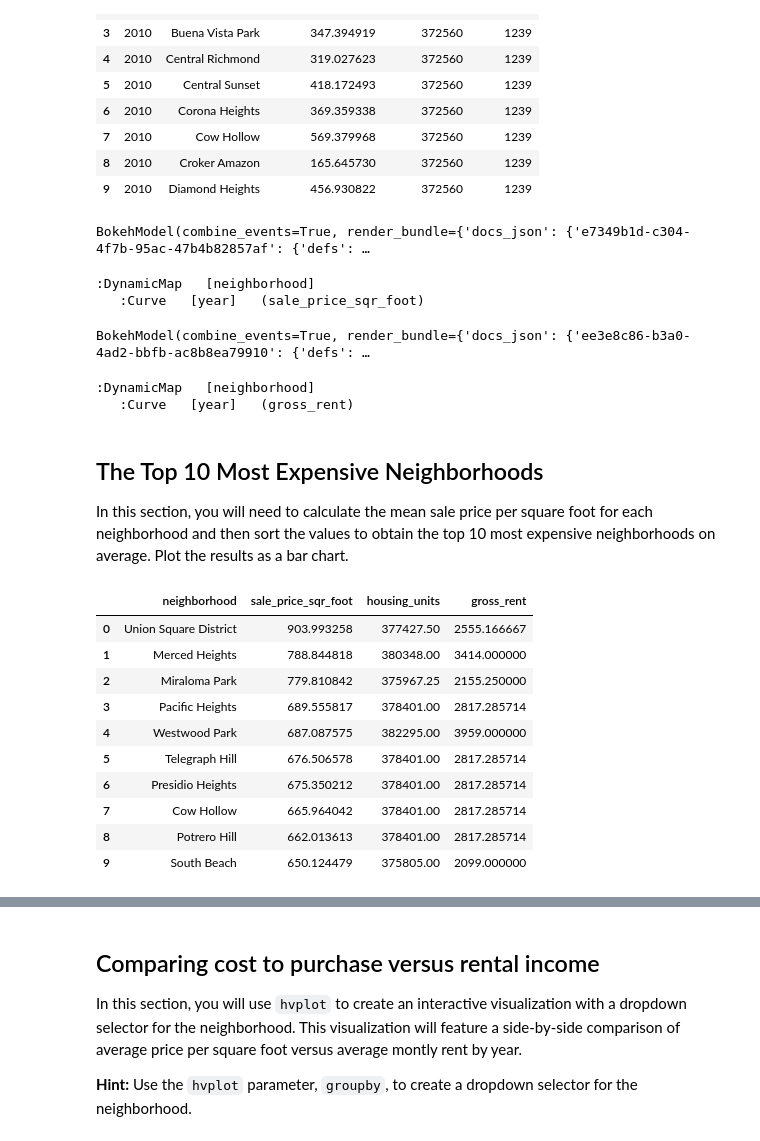
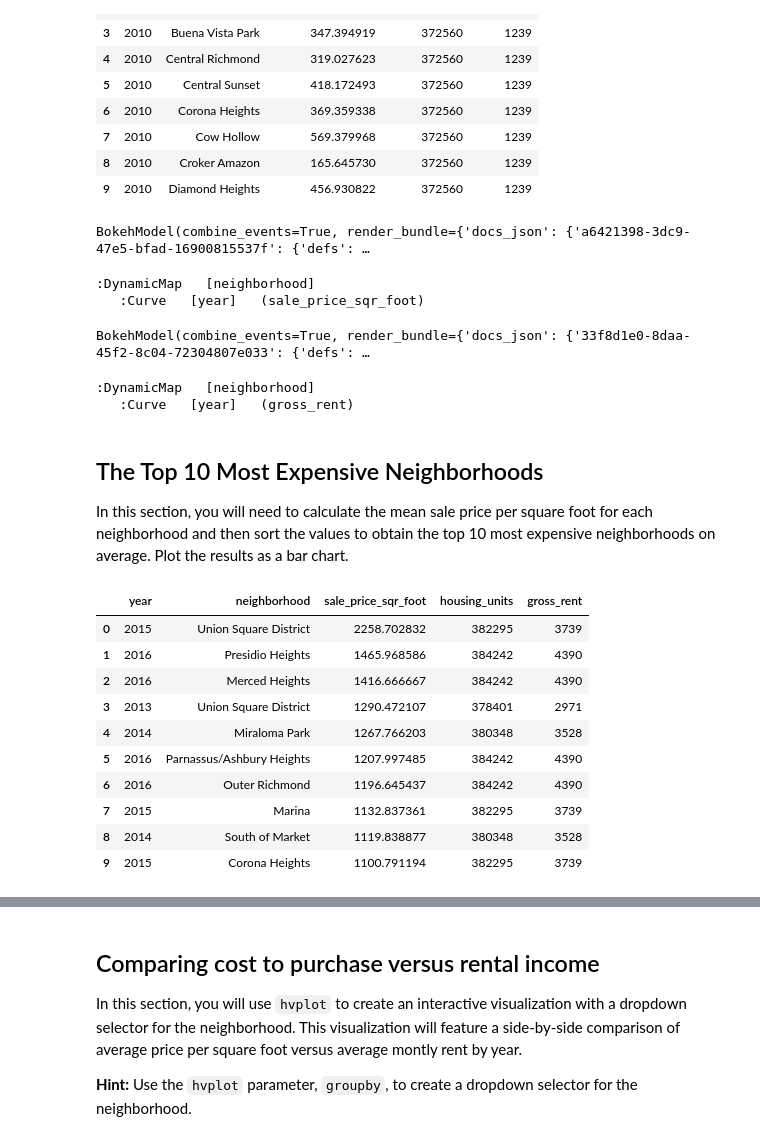
Before and after one commit to Boulaz2002/pyviz-homework, a Jupyter notebook: Starter_Code/rental_analysis.ipynb, the cells around one changed output, grey strips where cells are left out. Saved outputs shown, nothing was run; the diff lists cells and outputs as text; code cells hidden in the pictures.

```diff
--- a/Starter_Code/rental_analysis.ipynb
+++ b/Starter_Code/rental_analysis.ipynb
@@ -163,19 +163,34 @@ sfo_mean_by_year_by_neighbor.head(10)
 # %%
 # Use hvplot to create an interactive line chart of the average price per sq ft.
 # The plot should have a dropdown selector for the neighborhood
-sfo_mean_by_year_by_neighbor.hvplot(x='year', y='sale_price_sqr_foot', groupby="neighborhood",ylabel='Avg. Sale Price per Square Foot', subplots=True, width=700, height=300)
+sfo_mean_by_year_by_neighbor.hvplot(
+    x='year',
+    y='sale_price_sqr_foot',
+    groupby="neighborhood",
+    ylabel='Avg. Sale Price per Square Foot',
+    subplots=True,
+    width=700,
+    height=300
+    )
 # %% [output]
-BokehModel(combine_events=True, render_bundle={'docs_json': {'e7349b1d-c304-4f7b-95ac-47b4b82857af': {'defs': …
+BokehModel(combine_events=True, render_bundle={'docs_json': {'a6421398-3dc9-47e5-bfad-16900815537f': {'defs': …
 :DynamicMap   [neighborhood]
    :Curve   [year]   (sale_price_sqr_foot)
 # %%
 # Use hvplot to create an interactive line chart of the average monthly rent.
 # The plot should have a dropdown selector for the neighborhood
 # YOUR CODE HERE!
-plot_rent = sfo_mean_by_year_by_neighbor.hvplot(x='year', y='gross_rent', groupby="neighborhood",ylabel='Avg. Monthly Rent', subplots=True, width=700, height=300)
-plot_rent
+sfo_mean_by_year_by_neighbor.hvplot(
+    x='year',
+    y='gross_rent',
+    groupby="neighborhood",
+    ylabel='Avg. Monthly Rent',
+    subplots=True,
+    width=700,
+    height=300
+    )
 # %% [output]
-BokehModel(combine_events=True, render_bundle={'docs_json': {'ee3e8c86-b3a0-4ad2-bbfb-ac8b8ea79910': {'defs': …
+BokehModel(combine_events=True, render_bundle={'docs_json': {'33f8d1e0-8daa-45f2-8c04-72304807e033': {'defs': …
 :DynamicMap   [neighborhood]
    :Curve   [year]   (gross_rent)
 # %% [markdown]
@@ -185,21 +200,26 @@ In this section, you will need to calculate the mean sale price per square foot
 # %%
 # Getting the data from the top 10 expensive neighborhoods to own
 # YOUR CODE HERE!
-sfo_by_neigh = sfo_neigh_df.groupby('neighborhood').mean()
-sfo_by_neigh_10 = sfo_by_neigh.sort_values('sale_price_sqr_foot', ascending = False).head(10).reset_index()
+sfo_by_neigh = sfo_neigh_df.groupby([sfo_neigh_df.index,'neighborhood']).mean()
+sfo_by_neigh.reset_index(inplace=True)
+sfo_by_neigh.rename(columns={"level_0": "year"}, inplace=True)
+sfo_by_neigh_10 = sfo_neigh_df.groupby([sfo_neigh_df.index,'neighborhood']).mean()
+sfo_by_neigh_10.rename(columns={"level_0": "year"}, inplace=True)
+sfo_by_neigh_10 = sfo_by_neigh_10.sort_values('sale_price_sqr_foot', ascending = False).head(10).reset_index()
+
 sfo_by_neigh_10
 # %% [output]
-|  | neighborhood | sale_price_sqr_foot | housing_units | gross_rent |
-| 0 | Union Square District | 903.993258 | 377427.50 | 2555.166667 |
-| 1 | Merced Heights | 788.844818 | 380348.00 | 3414.000000 |
-| 2 | Miraloma Park | 779.810842 | 375967.25 | 2155.250000 |
-| 3 | Pacific Heights | 689.555817 | 378401.00 | 2817.285714 |
-| 4 | Westwood Park | 687.087575 | 382295.00 | 3959.000000 |
-| 5 | Telegraph Hill | 676.506578 | 378401.00 | 2817.285714 |
-| 6 | Presidio Heights | 675.350212 | 378401.00 | 2817.285714 |
-| 7 | Cow Hollow | 665.964042 | 378401.00 | 2817.285714 |
-| 8 | Potrero Hill | 662.013613 | 378401.00 | 2817.285714 |
-| 9 | South Beach | 650.124479 | 375805.00 | 2099.000000 |
+|  | year | neighborhood | sale_price_sqr_foot | housing_units | gross_rent |
+| 0 | 2015 | Union Square District | 2258.702832 | 382295 | 3739 |
+| 1 | 2016 | Presidio Heights | 1465.968586 | 384242 | 4390 |
+| 2 | 2016 | Merced Heights | 1416.666667 | 384242 | 4390 |
+| 3 | 2013 | Union Square District | 1290.472107 | 378401 | 2971 |
+| 4 | 2014 | Miraloma Park | 1267.766203 | 380348 | 3528 |
+| 5 | 2016 | Parnassus/Ashbury Heights | 1207.997485 | 384242 | 4390 |
+| 6 | 2016 | Outer Richmond | 1196.645437 | 384242 | 4390 |
+| 7 | 2015 | Marina | 1132.837361 | 382295 | 3739 |
+| 8 | 2014 | South of Market | 1119.838877 | 380348 | 3528 |
+| 9 | 2015 | Corona Heights | 1100.791194 | 382295 | 3739 |
 # %%
 # Plotting the data from the top 10 expensive neighborhoods
 # YOUR CODE HERE!
```
Also changed, not shown: parts of 6 cells of this notebook, 2 other files.
